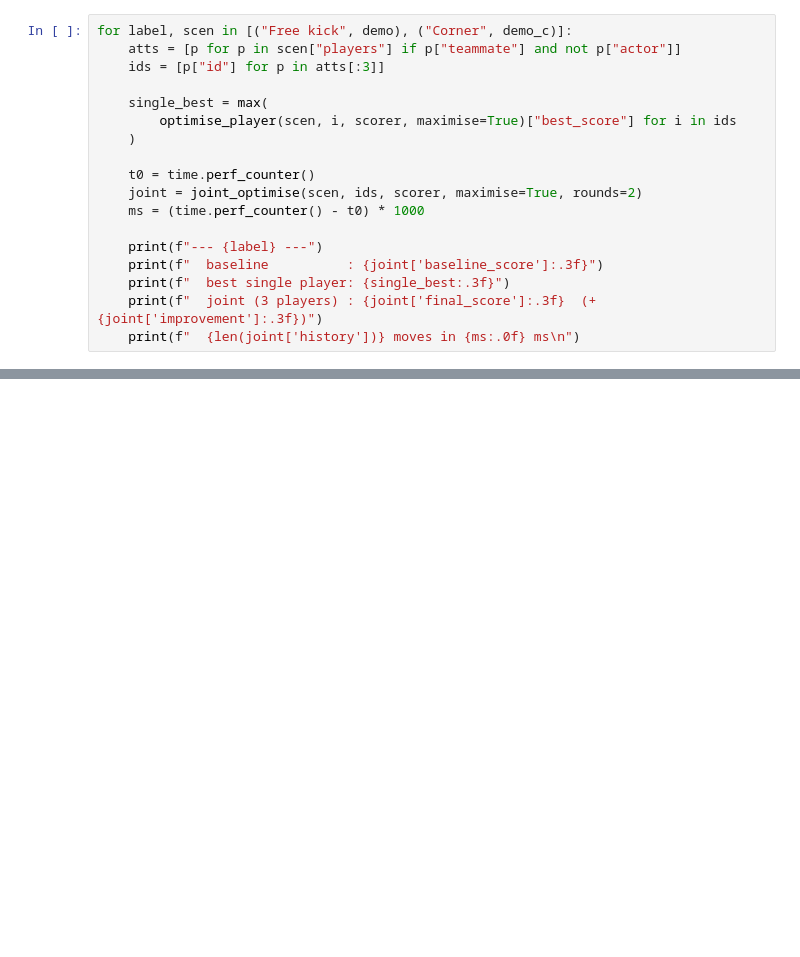
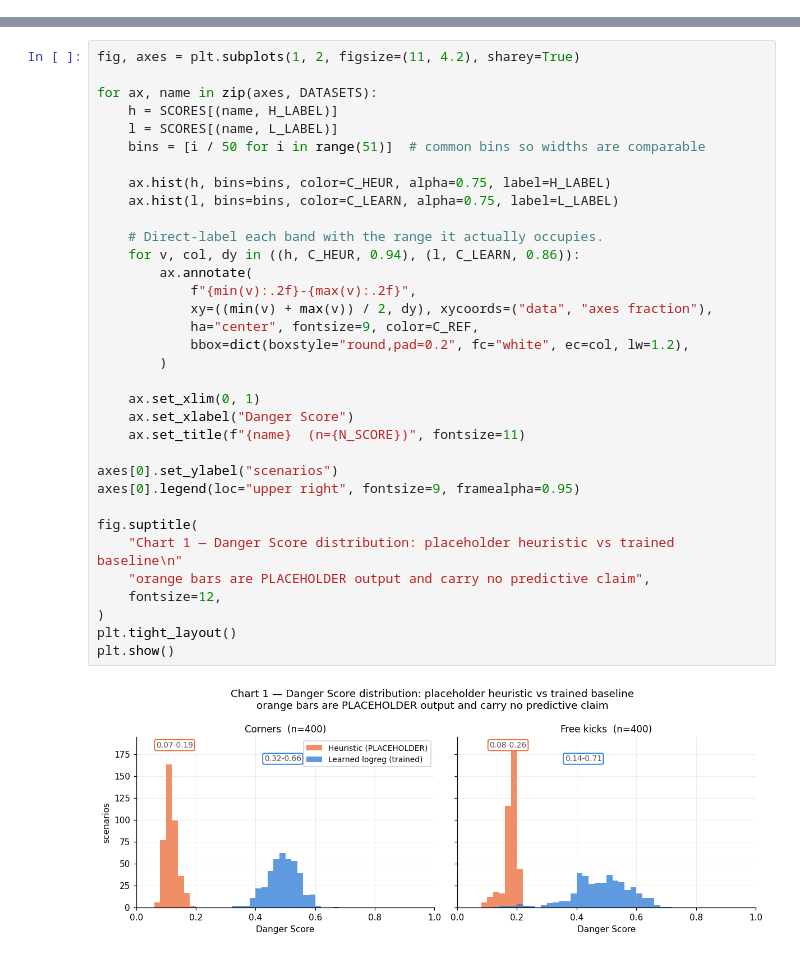
Before and after one commit to pawaaan9/fyp-module2, a Jupyter notebook: module_2.ipynb, the cells around one changed output, grey strips where cells are left out. Drawn from its saved outputs; the diff is of its cells as text; blank space fills up the shorter version.

```diff
--- a/module_2.ipynb
+++ b/module_2.ipynb
@@ -150,18 +190,0 @@ evaluated 81 candidates in 14 ms
-# %%
-for label, scen in [("Free kick", demo), ("Corner", demo_c)]:
-    atts = [p for p in scen["players"] if p["teammate"] and not p["actor"]]
-    ids = [p["id"] for p in atts[:3]]
-
-    single_best = max(
-        optimise_player(scen, i, scorer, maximise=True)["best_score"] for i in ids
-    )
-
-    t0 = time.perf_counter()
-    joint = joint_optimise(scen, ids, scorer, maximise=True, rounds=2)
-    ms = (time.perf_counter() - t0) * 1000
-
-    print(f"--- {label} ---")
-    print(f"  baseline          : {joint['baseline_score']:.3f}")
-    print(f"  best single player: {single_best:.3f}")
-    print(f"  joint (3 players) : {joint['final_score']:.3f}  (+{joint['improvement']:.3f})")
-    print(f"  {len(joint['history'])} moves in {ms:.0f} ms\n")
@@ -464,0 +197,36 @@ Module 1's trained checkpoint is available.
+# %%
+fig, axes = plt.subplots(1, 2, figsize=(11, 4.2), sharey=True)
+
+for ax, name in zip(axes, DATASETS):
+    h = SCORES[(name, H_LABEL)]
+    l = SCORES[(name, L_LABEL)]
+    bins = [i / 50 for i in range(51)]  # common bins so widths are comparable
+
+    ax.hist(h, bins=bins, color=C_HEUR, alpha=0.75, label=H_LABEL)
+    ax.hist(l, bins=bins, color=C_LEARN, alpha=0.75, label=L_LABEL)
+
+    # Direct-label each band with the range it actually occupies.
+    for v, col, dy in ((h, C_HEUR, 0.94), (l, C_LEARN, 0.86)):
+        ax.annotate(
+            f"{min(v):.2f}-{max(v):.2f}",
+            xy=((min(v) + max(v)) / 2, dy), xycoords=("data", "axes fraction"),
+            ha="center", fontsize=9, color=C_REF,
+            bbox=dict(boxstyle="round,pad=0.2", fc="white", ec=col, lw=1.2),
+        )
+
+    ax.set_xlim(0, 1)
+    ax.set_xlabel("Danger Score")
+    ax.set_title(f"{name}  (n={N_SCORE})", fontsize=11)
+
+axes[0].set_ylabel("scenarios")
+axes[0].legend(loc="upper right", fontsize=9, framealpha=0.95)
+
+fig.suptitle(
+    "Chart 1 — Danger Score distribution: placeholder heuristic vs trained baseline\n"
+    "orange bars are PLACEHOLDER output and carry no predictive claim",
+    fontsize=12,
+)
+plt.tight_layout()
+plt.show()
+# %% [output]
+[figure, added]
```
Also changed, not shown: parts of 31 cells of this notebook.
